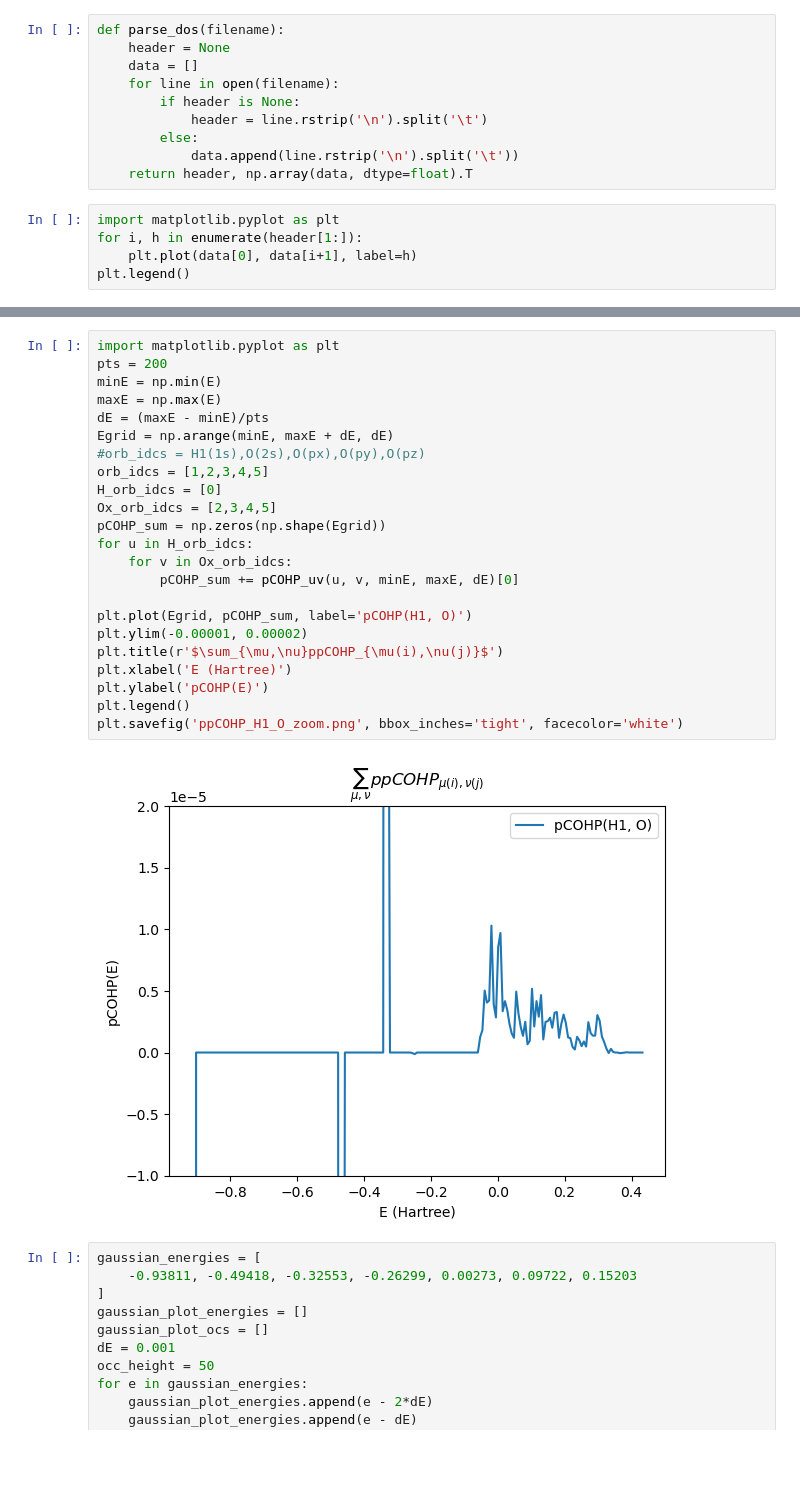
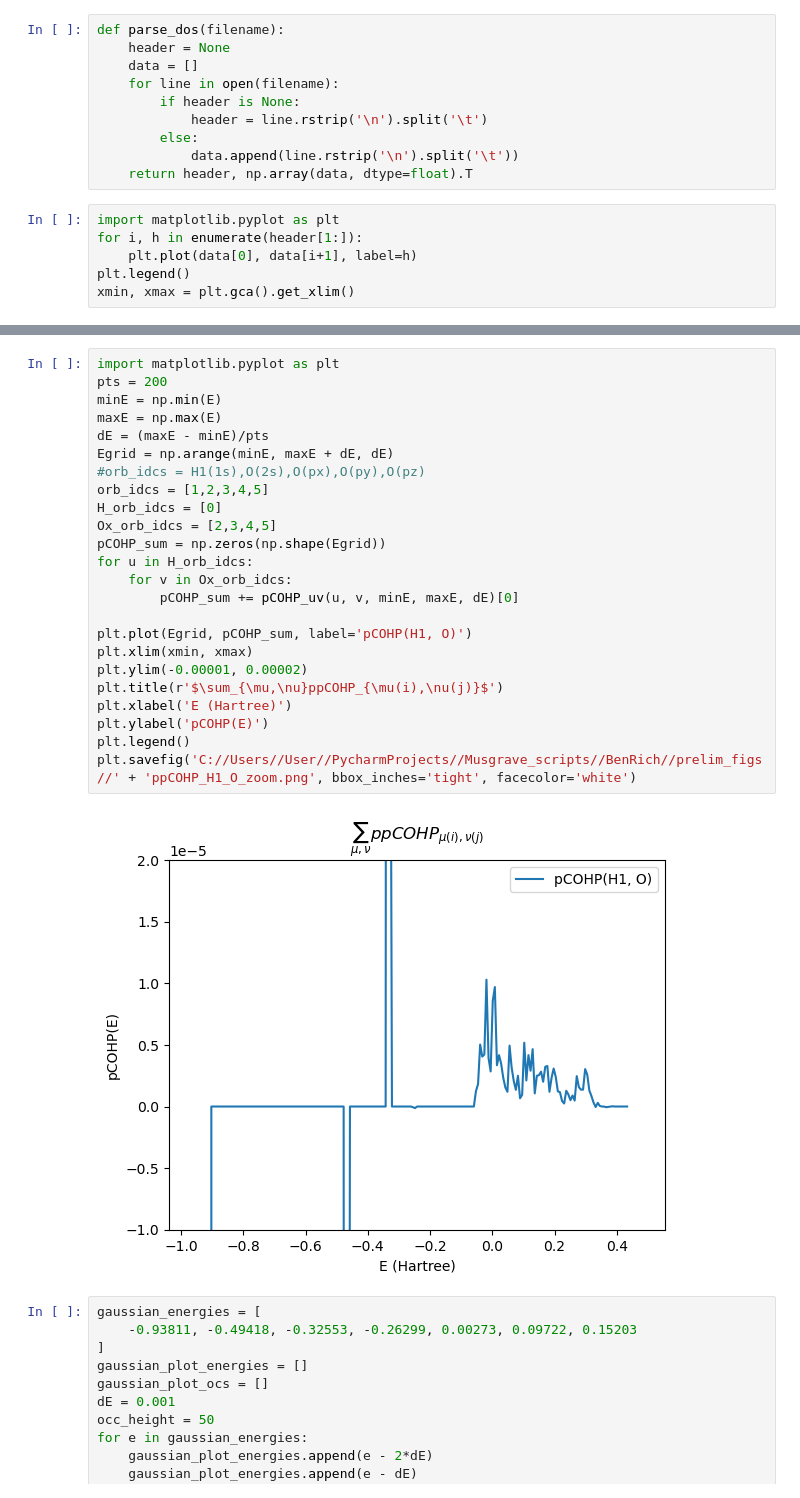
Before and after one commit to benrich37/Musgrave_scripts, a Jupyter notebook: BenRich/wfn_analysis/pDos_v_COHP_water/sicko_mode/pDos_comparison.ipynb, the cells around one changed output, grey strips where cells are left out. Saved outputs shown, nothing was run; the diff lists cells and outputs as text; blank space fills up the shorter version.

```diff
--- a/BenRich/wfn_analysis/pDos_v_COHP_water/sicko_mode/pDos_comparison.ipynb
+++ b/BenRich/wfn_analysis/pDos_v_COHP_water/sicko_mode/pDos_comparison.ipynb
@@ -126,4 +126,5 @@ import matplotlib.pyplot as plt
 for i, h in enumerate(header[1:]):
     plt.plot(data[0], data[i+1], label=h)
 plt.legend()
+xmin, xmax = plt.gca().get_xlim()
 # %% [output]
@@ -132,28 +132,29 @@ plt.legend()
 # %%
 import matplotlib.pyplot as plt
 pts = 200
 minE = np.min(E)
 maxE = np.max(E)
 dE = (maxE - minE)/pts
 Egrid = np.arange(minE, maxE + dE, dE)
 #orb_idcs = H1(1s),O(2s),O(px),O(py),O(pz)
 orb_idcs = [1,2,3,4,5]
 H_orb_idcs = [0]
 Ox_orb_idcs = [2,3,4,5]
 pCOHP_sum = np.zeros(np.shape(Egrid))
 for u in H_orb_idcs:
 	for v in Ox_orb_idcs:
 		pCOHP_sum += pCOHP_uv(u, v, minE, maxE, dE)[0]
 
 plt.plot(Egrid, pCOHP_sum, label='pCOHP(H1, O)')
+plt.xlim(xmin, xmax)
 plt.ylim(-0.00001, 0.00002)
 plt.title(r'$\sum_{\mu,\nu}ppCOHP_{\mu(i),\nu(j)}$')
 plt.xlabel('E (Hartree)')
 plt.ylabel('pCOHP(E)')
 plt.legend()
-plt.savefig('ppCOHP_H1_O_zoom.png', bbox_inches='tight', facecolor='white')
+plt.savefig('C://Users//User//PycharmProjects//Musgrave_scripts//BenRich//prelim_figs//' + 'ppCOHP_H1_O_zoom.png', bbox_inches='tight', facecolor='white')
 # %% [output]
-[figure, old version]
+[figure, new version]
 # %%
 gaussian_energies = [
 	-0.93811, -0.49418, -0.32553, -0.26299, 0.00273, 0.09722, 0.15203
```
Also changed, not shown: parts of 9 cells of this notebook, 15 other files.
